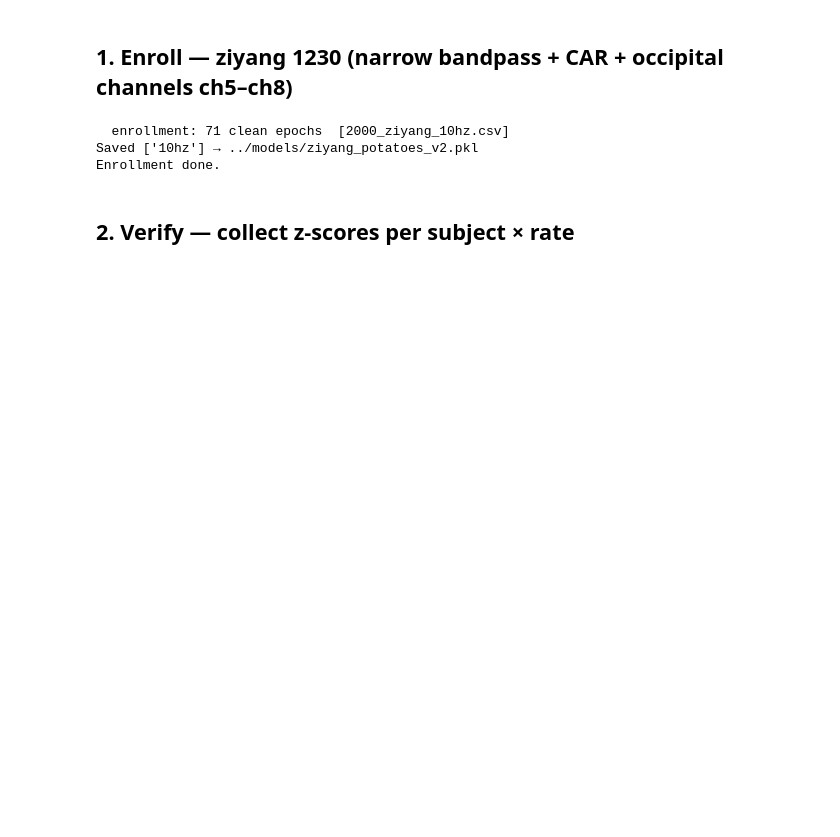
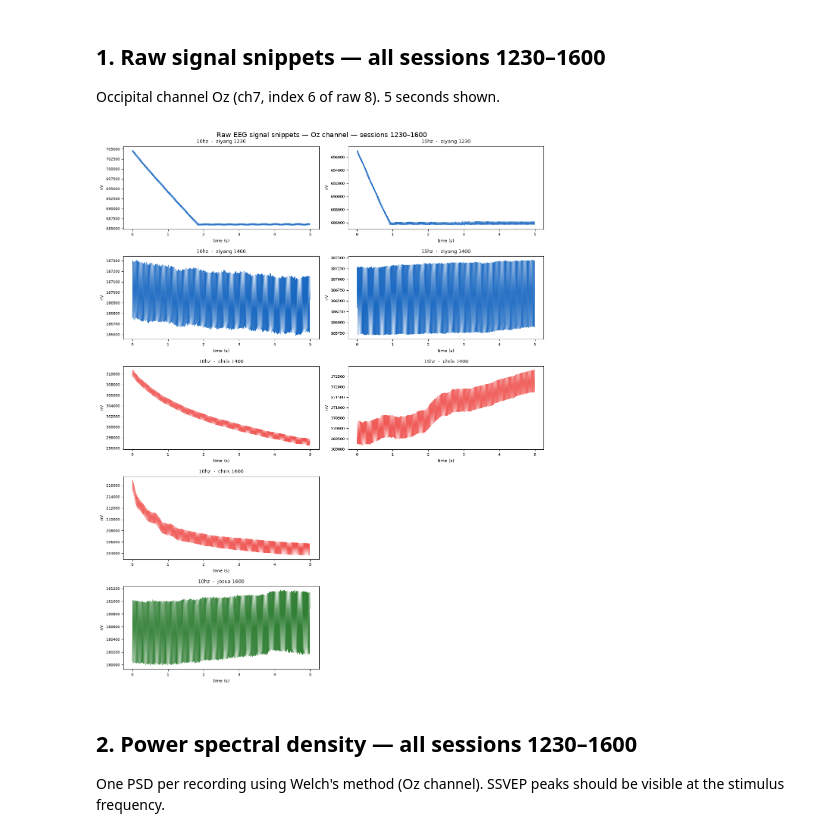
Before and after one commit to chrisbitter/brain_id, a Jupyter notebook: notebooks/signal_analysis.ipynb, the cells around one changed output. Cells and saved outputs as stored; diff of their text form; code cells hidden in the pictures; blank space fills up the shorter version.

```diff
--- a/notebooks/signal_analysis.ipynb
+++ b/notebooks/signal_analysis.ipynb
@@ -22,18 +55,41 @@ imports ok
 # %% [markdown]
-## 1. Enroll — ziyang 1230 (narrow bandpass + CAR + occipital channels ch5–ch8)
+## 1. Raw signal snippets — all sessions 1230–1600
+
+Occipital channel Oz (ch7, index 6 of raw 8). 5 seconds shown.
 # %%
-ENROLL_CSVS = {
-    '10hz': '/home/josua/Projects/hackathon_zeiss/brain_id/data/raw/2000_ziyang_10hz.csv',
-}
+SNIPPET_SEC = 5
+OZ_IDX = 6  # Oz = ch7 (0-based raw index)
 
-# enroll_multi auto-applies narrow bandpass per rate + CAR + occipital channels
-potatoes = enroll_multi(ENROLL_CSVS)
-save_potatoes(potatoes, '../models/ziyang_potatoes_v2.pkl')
-print('Enrollment done.')
+rates = ['10hz', '15hz']
+rate_entries = {r: [(s, ses) for (s, ses, rr) in ALL_DATA if rr == r] for r in rates}
+
+n_rows = max(len(e) for e in rate_entries.values())
+fig, axes = plt.subplots(n_rows, 2, figsize=(12, 3 * n_rows), sharex=False)
+fig.suptitle('Raw EEG signal snippets — Oz channel — sessions 1230–1600', fontsize=13)
+
+for col, rate in enumerate(rates):
+    entries = rate_entries[rate]
+    for row, (subject, session) in enumerate(entries):
+        ax = axes[row][col]
+        path = ALL_DATA[(subject, session, rate)]
+        X = load_csv(path)
+        oz = X[OZ_IDX]
+        t = np.arange(SNIPPET_SEC * SFREQ) / SFREQ
+        ax.plot(t, oz[:len(t)], color=SUBJECT_COLORS[subject], linewidth=0.6)
+        ax.set_title(f'{rate}  ·  {subject} {session}', fontsize=9)
+        ax.set_xlabel('time (s)', fontsize=8)
+        ax.set_ylabel('nV', fontsize=8)
+        ax.tick_params(labelsize=7)
+    for row in range(len(entries), n_rows):
+        axes[row][col].set_visible(False)
+
+plt.tight_layout()
+plt.savefig('../reports/figures/01_signal_snippets_1230_1600.png', dpi=150)
+plt.show()
 # %% [output]
-  enrollment: 71 clean epochs  [2000_ziyang_10hz.csv]
-Saved ['10hz'] → ../models/ziyang_potatoes_v2.pkl
-Enrollment done.
+[figure, added]
 # %% [markdown]
-## 2. Verify — collect z-scores per subject × rate
+## 2. Power spectral density — all sessions 1230–1600
+
+One PSD per recording using Welch's method (Oz channel). SSVEP peaks should be visible at the stimulus frequency.
 # %%
```
Also changed, not shown: parts of 14 cells of this notebook, 19 other files.
